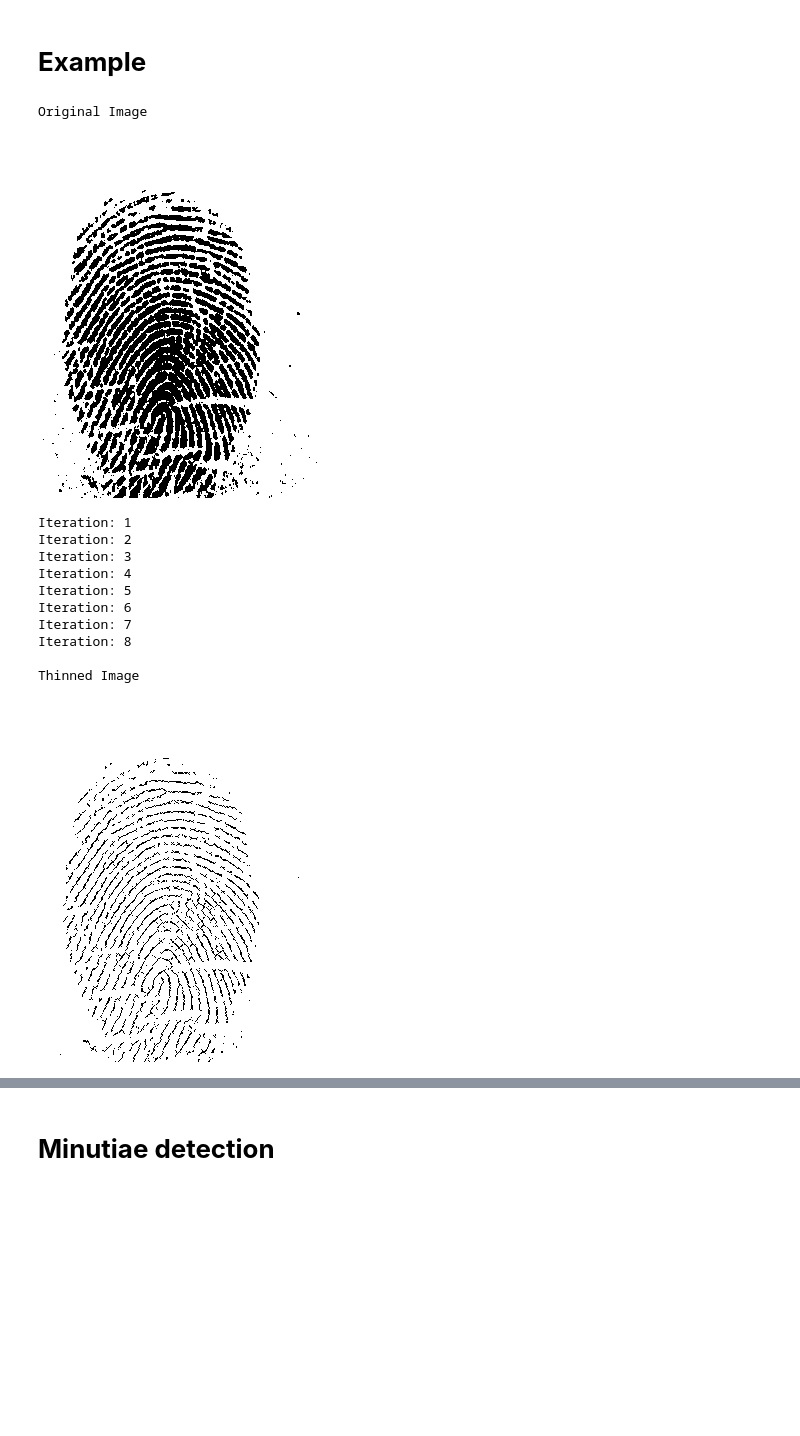
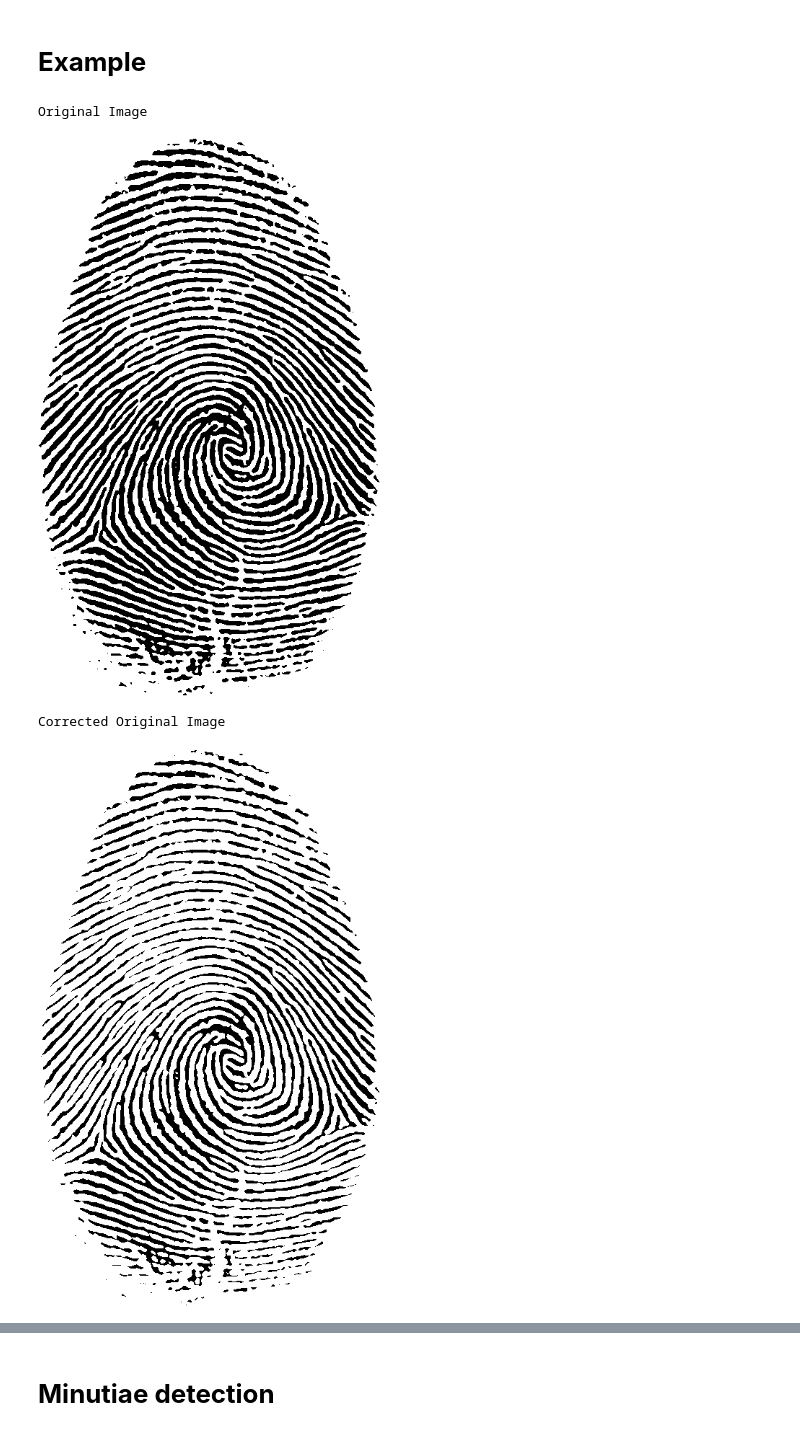
Before and after one commit to FilipLangiewicz/Fingerprints, a Jupyter notebook: main.ipynb, the cells around one changed output, grey strips where cells are left out. Saved outputs shown, nothing was run; the diff lists cells and outputs as text; code cells hidden in the pictures; blank space fills up the shorter version.

```diff
--- a/main.ipynb
+++ b/main.ipynb
@@ -118,22 +143,13 @@ def correct_orig(farray: np.ndarray) -> np.ndarray:
 # %%
-tester = 'data/palec44.bmp'
+tester = 'test_data/tester.bmp'
 skeleton = perform_thinning(path=tester,
                             show_by_iterations=False,
                             show=True,
-                            algorithm='morphology',
-                            correct_original=False,
-                            correct_thinning=True)
+                            algorithm='KMM',
+                            correct_original=True,
+                            correct_thinning=False)
 # %% [output]
 Original Image
-[figure, old version]
+[figure, new version]
-Iteration: 1
-Iteration: 2
-Iteration: 3
-Iteration: 4
-Iteration: 5
-Iteration: 6
-Iteration: 7
-Iteration: 8
-
-Thinned Image
+Corrected Original Image
-[figure, old version]
+[figure, new version]
```
Also changed, not shown: parts of 5 cells of this notebook, 1 other file.
